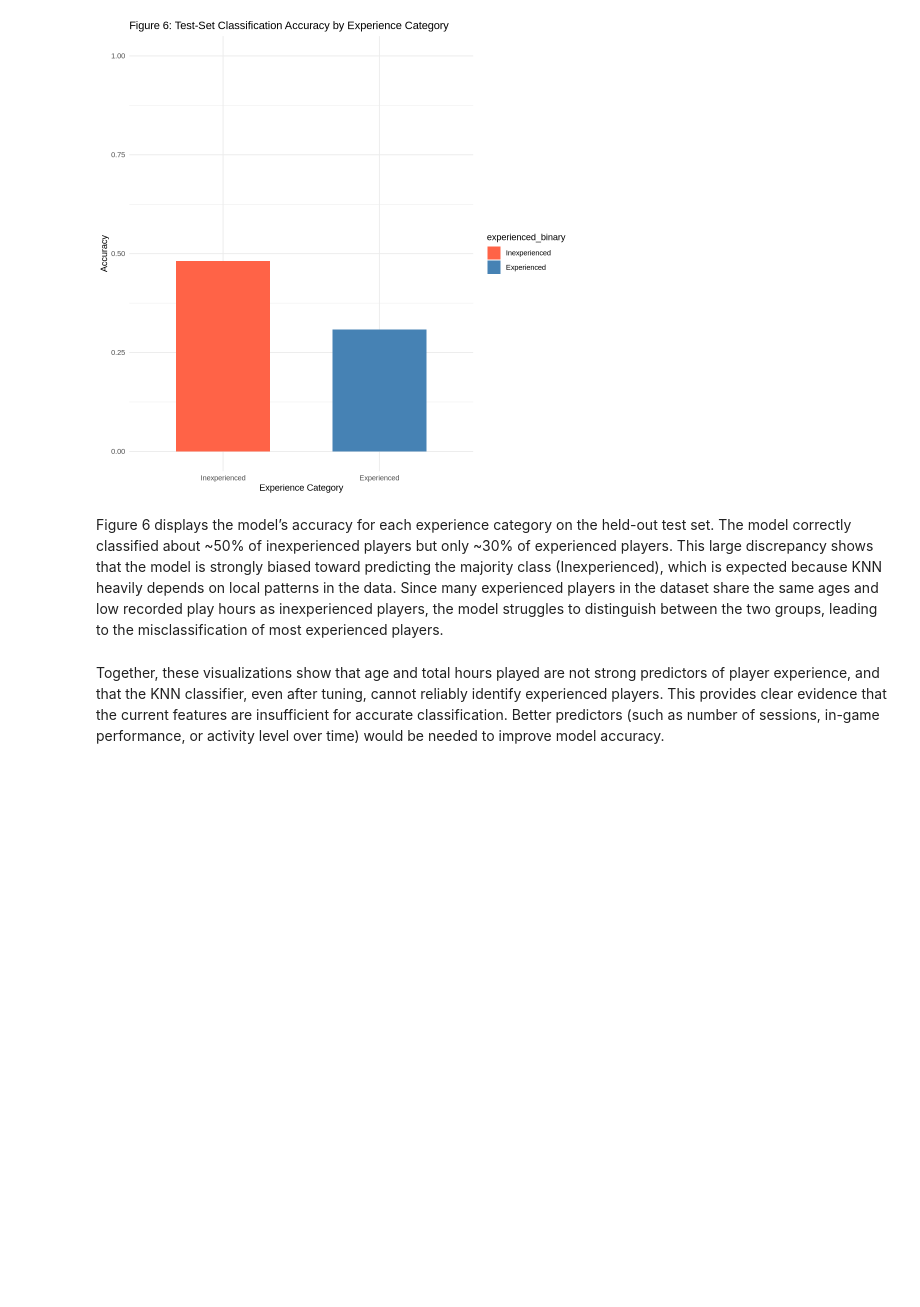
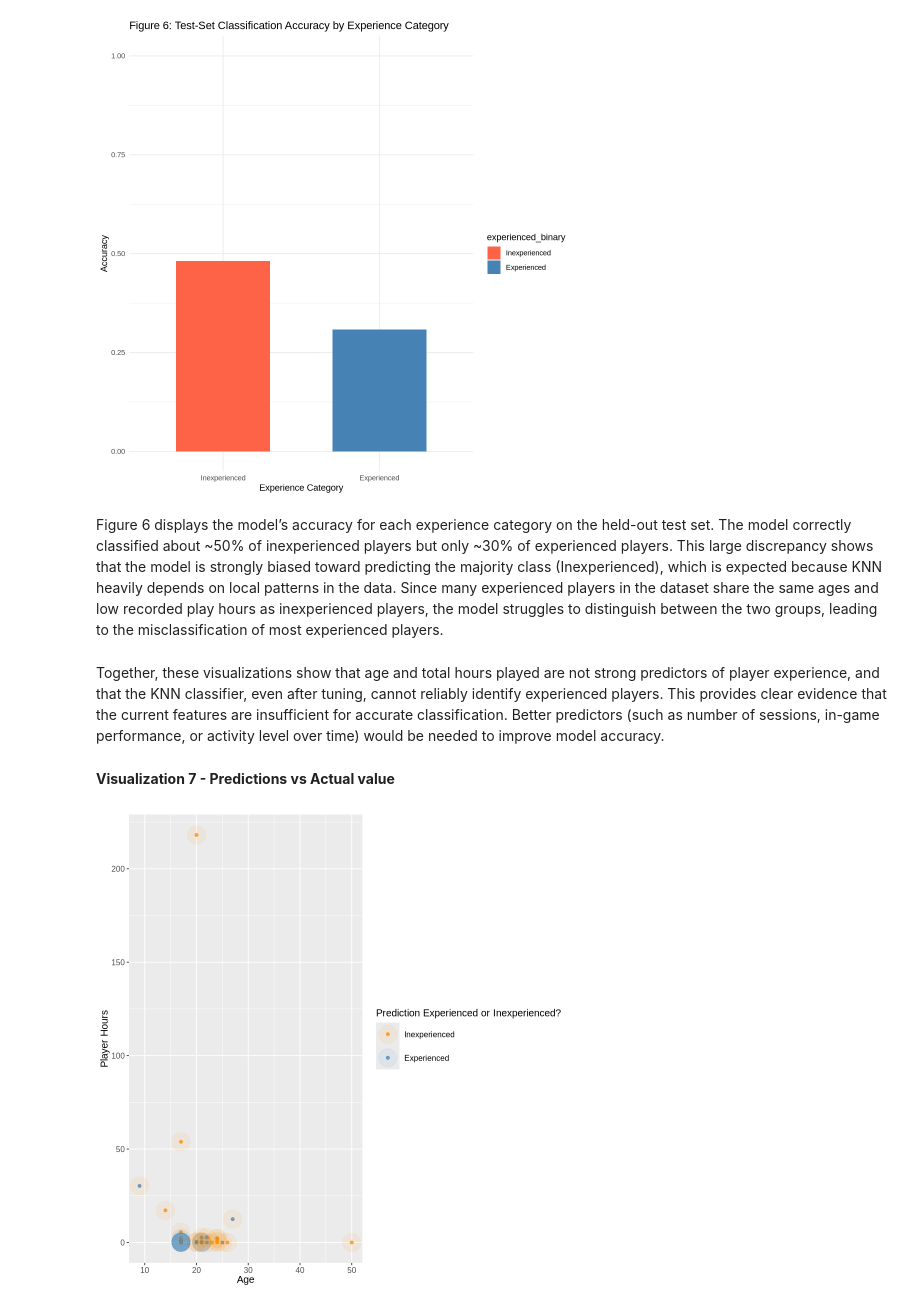
Before and after one commit to gaida123/dsci-100-008-group-6, a Jupyter notebook: DSCI 100 Group Project Methods & Results.ipynb, the cells around one changed output. Drawn from its saved outputs; the diff is of its cells as text; code cells hidden in the pictures; blank space fills up the shorter version.

```diff
--- a/DSCI 100 Group Project Methods & Results.ipynb
+++ b/DSCI 100 Group Project Methods & Results.ipynb
@@ -478,3 +506,28 @@ test_set_accuracy
 Figure 6 displays the model’s accuracy for each experience category on the held-out test set. The model correctly classified about ~50% of inexperienced players but only ~30% of experienced players. This large discrepancy shows that the model is strongly biased toward predicting the majority class (Inexperienced), which is expected because KNN heavily depends on local patterns in the data. Since many experienced players in the dataset share the same ages and low recorded play hours as inexperienced players, the model struggles to distinguish between the two groups, leading to the misclassification of most experienced players.
 # %% [markdown]
 Together, these visualizations show that age and total hours played are not strong predictors of player experience, and that the KNN classifier, even after tuning, cannot reliably identify experienced players. This provides clear evidence that the current features are insufficient for accurate classification. Better predictors (such as number of sessions, in-game performance, or activity level over time) would be needed to improve model accuracy.
+# %% [markdown]
+**Visualization 7 - Predictions vs Actual value**
+# %%
+wkflw_plot <-
+  ggplot() +
+  geom_point(data = test_results,
+             mapping = aes(x = age,
+                           y = played_hours,
+                           color = experienced_binary),
+             alpha = 0.75) +
+  geom_point(data = test_results,
+             mapping = aes(x = age,
+                           y = played_hours,
+                           color = .pred_class),
+             alpha = 0.08,
+             size = 10) +
+  labs(color = "Prediction Experienced or Inexperienced?",
+       x = "Age",
+       y = "Player Hours") +
+  scale_color_manual(values = c("darkorange", "steelblue")) +
+  theme(text = element_text(size = 12))
+# the faded out bigger circle is the predicted, the small solid circle is the actual value
+wkflw_plot
+# %% [output]
+[figure, added]
```
Also changed, not shown: parts of 14 cells of this notebook.
